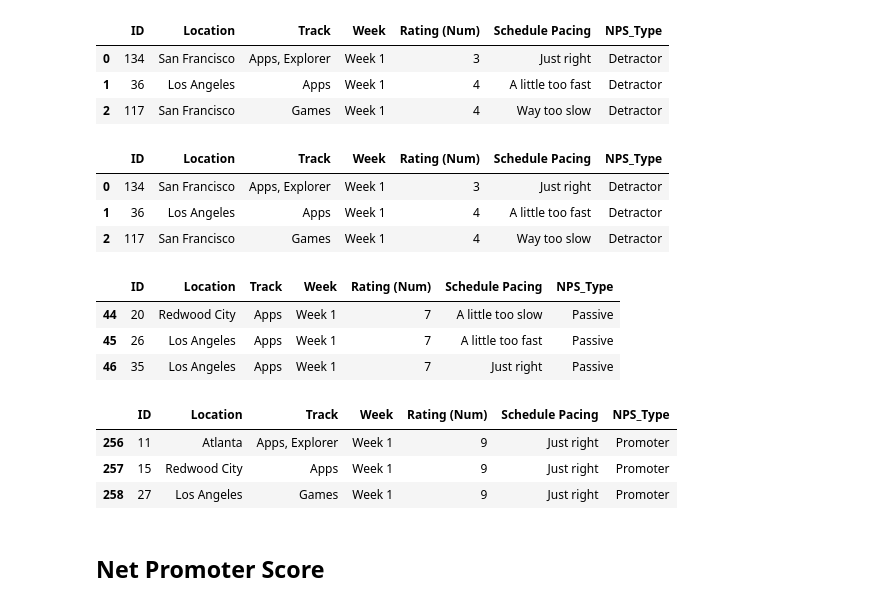
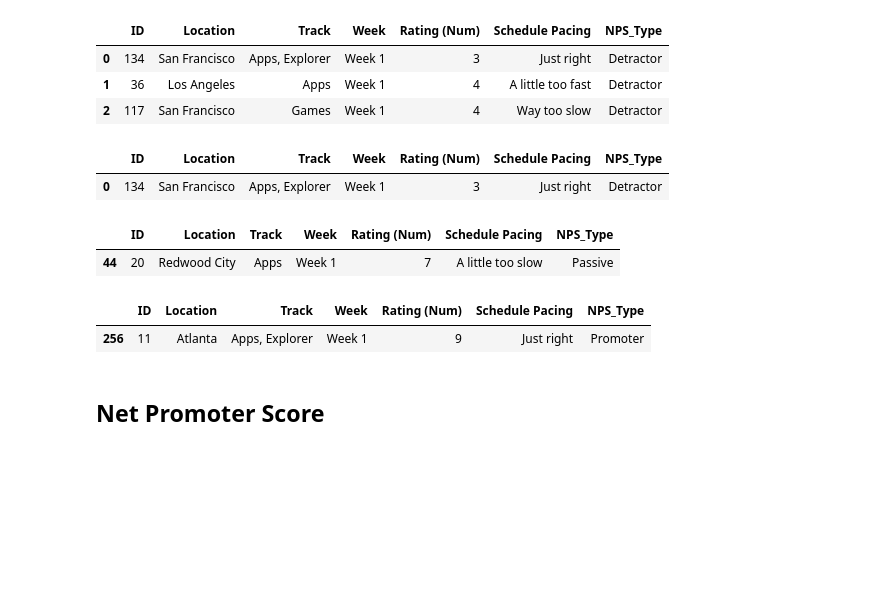
Before and after one commit to ThomasLee94/ds-1.1, a Jupyter notebook: Projects/NPS/NPS - 2017.ipynb, the cells around one changed output. Drawn from its saved outputs; the diff is of its cells as text; code cells hidden in the pictures; blank space fills up the shorter version.

```diff
--- a/Projects/NPS/NPS - 2017.ipynb
+++ b/Projects/NPS/NPS - 2017.ipynb
@@ -90,38 +88,32 @@ df.head(3)
 # %%
 ARG_DETRACTORS = (df["NPS_Type"] == "Detractor")
 
 
 df_detractors = df[ARG_DETRACTORS]
 
 
-df_detractors.head(3)
+df_detractors.head(1)
 # %% [output]
 |  | ID | Location | Track | Week | Rating (Num) | Schedule Pacing | NPS_Type |
 | 0 | 134 | San Francisco | Apps, Explorer | Week 1 | 3 | Just right | Detractor |
-| 1 | 36 | Los Angeles | Apps | Week 1 | 4 | A little too fast | Detractor |
-| 2 | 117 | San Francisco | Games | Week 1 | 4 | Way too slow | Detractor |
 # %%
 ARG_PASSIVE = (df["NPS_Type"] == "Passive")
 
 df_passive = df[ARG_PASSIVE]
 
-df_passive.head(3)
+df_passive.head(1)
 # %% [output]
 |  | ID | Location | Track | Week | Rating (Num) | Schedule Pacing | NPS_Type |
 | 44 | 20 | Redwood City | Apps | Week 1 | 7 | A little too slow | Passive |
-| 45 | 26 | Los Angeles | Apps | Week 1 | 7 | A little too fast | Passive |
-| 46 | 35 | Los Angeles | Apps | Week 1 | 7 | Just right | Passive |
 # %%
 ARG_PROMOTER = (df["NPS_Type"] == "Promoter")
 
 df_promoter = df[ARG_PROMOTER]
 
-df_promoter.head(3)
+df_promoter.head(1)
 # %% [output]
 |  | ID | Location | Track | Week | Rating (Num) | Schedule Pacing | NPS_Type |
 | 256 | 11 | Atlanta | Apps, Explorer | Week 1 | 9 | Just right | Promoter |
-| 257 | 15 | Redwood City | Apps | Week 1 | 9 | Just right | Promoter |
-| 258 | 27 | Los Angeles | Games | Week 1 | 9 | Just right | Promoter |
 # %% [markdown]
 ## Net Promoter Score
 # %%
```
Also changed, not shown: parts of 27 cells of this notebook.
